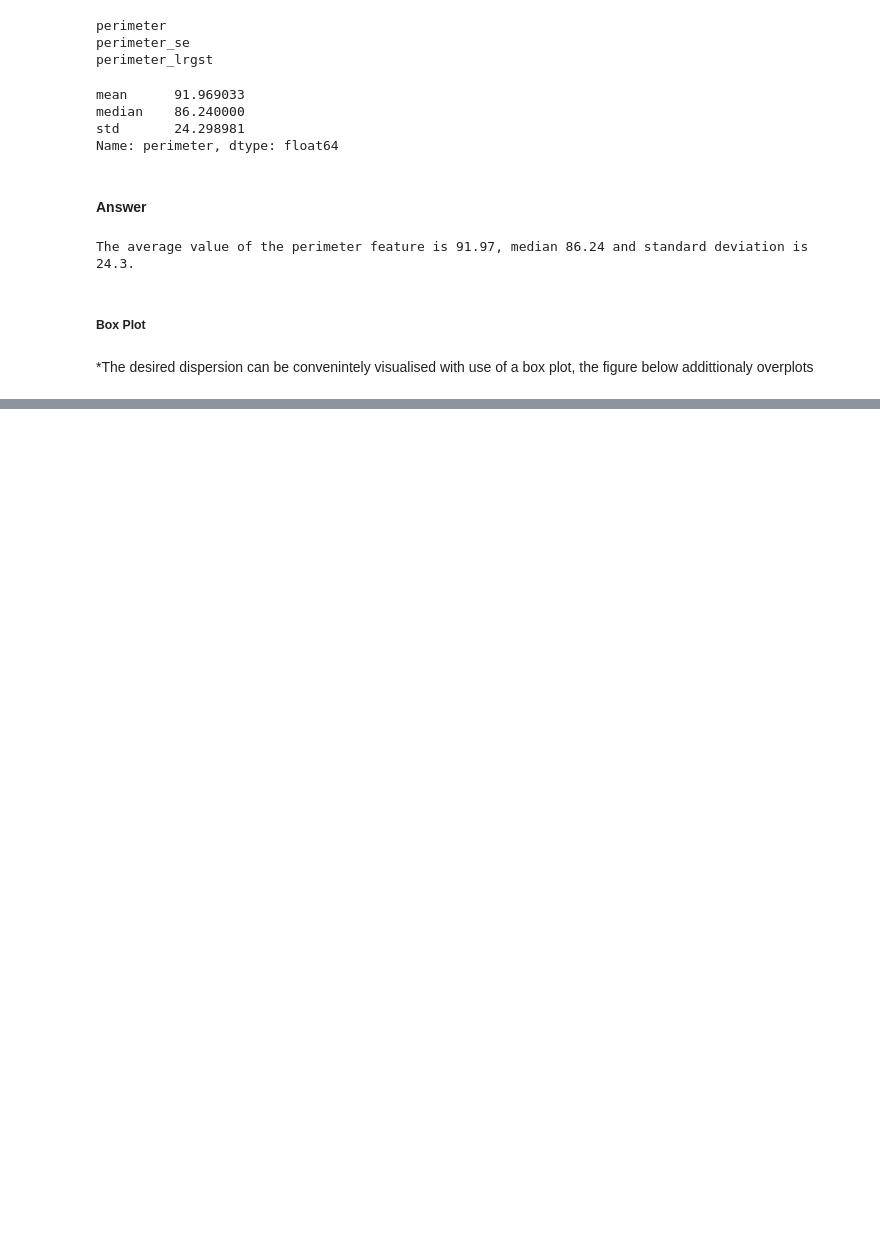
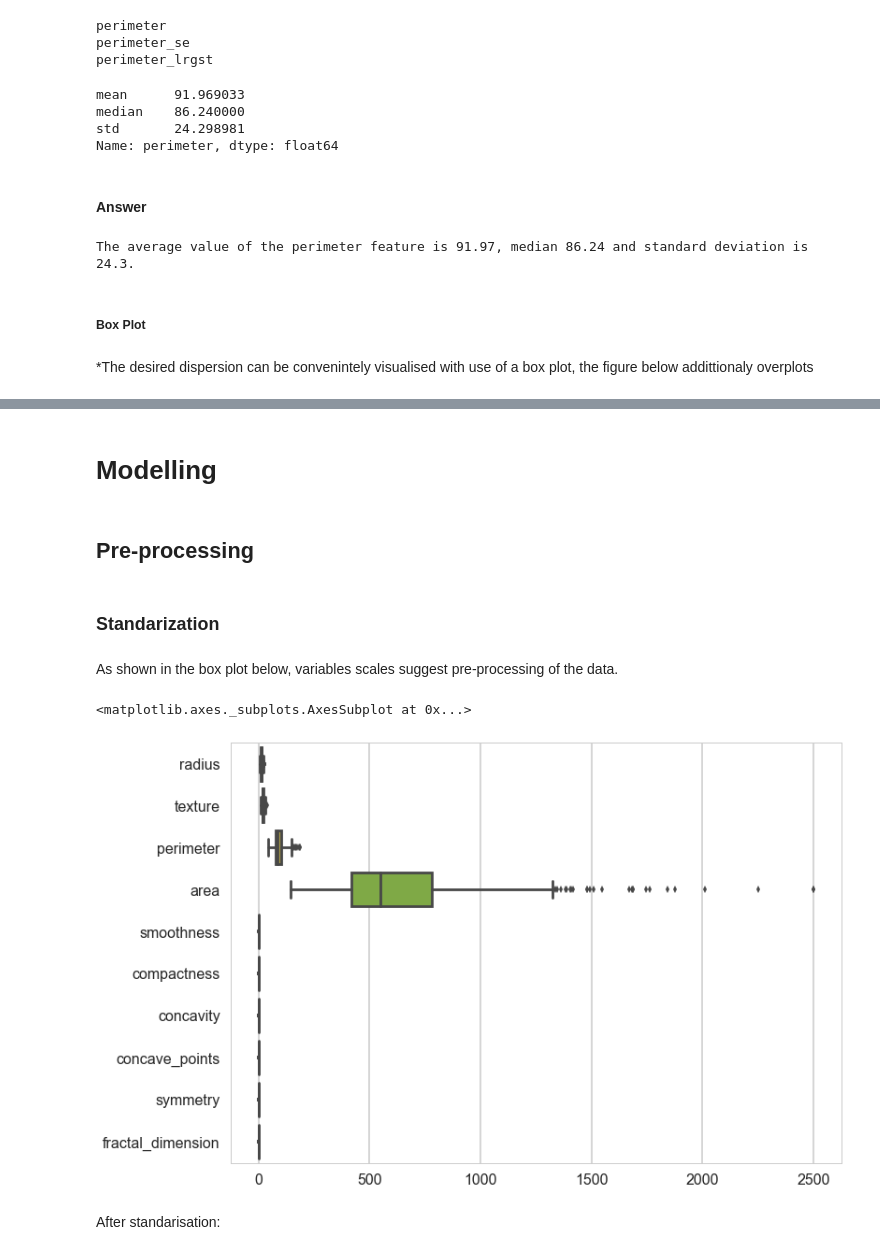
Before and after one commit to konradedgar/wdbc, a Jupyter notebook: wbc_anls.ipynb, the cells around one changed output, grey strips where cells are left out. Saved outputs shown, nothing was run; the diff lists cells and outputs as text; code cells hidden in the pictures; blank space fills up the shorter version.

Commit message:
Updated pre-processing section

```diff
--- a/wbc_anls.ipynb
+++ b/wbc_anls.ipynb
@@ -213,0 +234,16 @@ sns.swarmplot(data=dta_wdbc[['perimeter']], size=1, edgecolor="black", linewidth
+# %% [markdown]
+# Modelling
+# %% [markdown]
+## Pre-processing
+# %% [markdown]
+### Standarization
+# %% [markdown]
+As shown in the box plot below, variables scales suggest pre-processing of the data.
+# %%
+sns.set(context='poster', style='whitegrid', rc={'figure.figsize':(11.7,8.27)})
+sns.boxplot(data=dta_wdbc[col_nms[2:12]], orient='h')
+# %% [output]
+<matplotlib.axes._subplots.AxesSubplot at 0x...>
+[figure, added]
+# %% [markdown]
+After standarisation:
```
Also changed, not shown: parts of 12 cells of this notebook.
